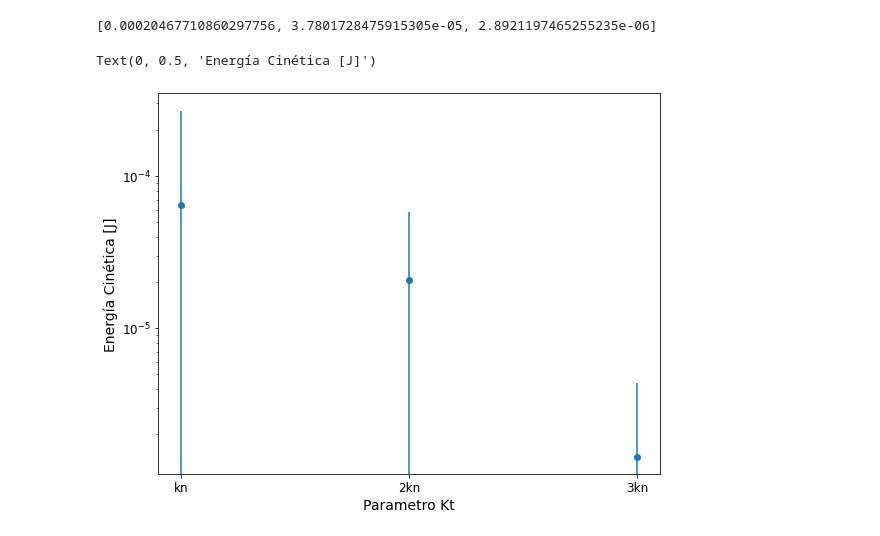
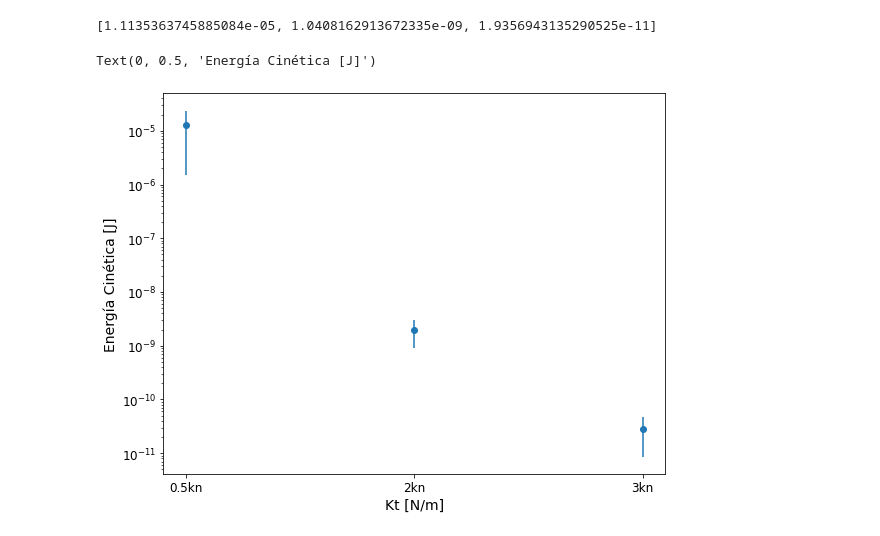
Before and after one commit to german-ariel-martinez/SS-TPF, a Jupyter notebook: Python Files/Ej3_4.ipynb, the cells around one changed output. Drawn from its saved outputs; the diff is of its cells as text; code cells hidden in the pictures.

```diff
--- a/Python Files/Ej3_4.ipynb
+++ b/Python Files/Ej3_4.ipynb
@@ -64,7 +55,7 @@ plt.legend()
 # %%
-time_equilibrio_kn = 1
-time_equilibrio_2kn = 4
-time_equilibrio_3kn = 5
+time_equilibrio_kn = 3
+time_equilibrio_2kn = 7
+time_equilibrio_3kn = 9
 # %%
 def get_values(array):
     prom = array.mean()
@@ -81,19 +72,19 @@ p1, d1 = get_values(values_kt1)
 p2, d2 = get_values(values_kt2)
 p3, d3 = get_values(values_kt3)
 # %%
-array_x = ["kn", "2kn", "3kn"]
+array_x = ["0.5kn", "2kn", "3kn"]
 array_y = [p1, p2, p3]
 y_errs = [d1, d2, d3]
 print(y_errs)
 parameters = {'xtick.labelsize': 12,'ytick.labelsize': 12, 'axes.labelsize': 14}
 plt.rcParams.update(parameters)
 plt.figure(figsize=(9,7))
 plt.errorbar(array_x, array_y, yerr=np.array(y_errs), fmt="o")
-plt.xlabel("Parametro Kt")
+plt.xlabel("Kt [N/m]")
 plt.semilogy()
 # plt.ylim(10**-13, 10**-1)
 plt.ylabel("Energía Cinética [J]")
 # %% [output]
-[0.00020467710860297756, 3.7801728475915305e-05, 2.8921197465255235e-06]
+[1.1135363745885084e-05, 1.0408162913672335e-09, 1.9356943135290525e-11]
 Text(0, 0.5, 'Energía Cinética [J]')
-[figure, old version]
+[figure, new version]
```
Also changed, not shown: parts of 3 cells of this notebook, 2 other files.
